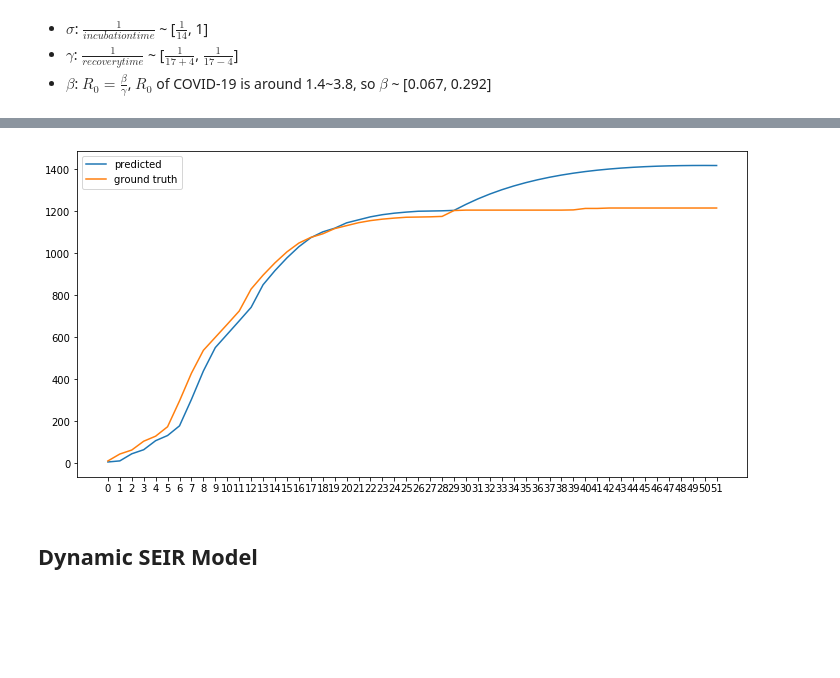
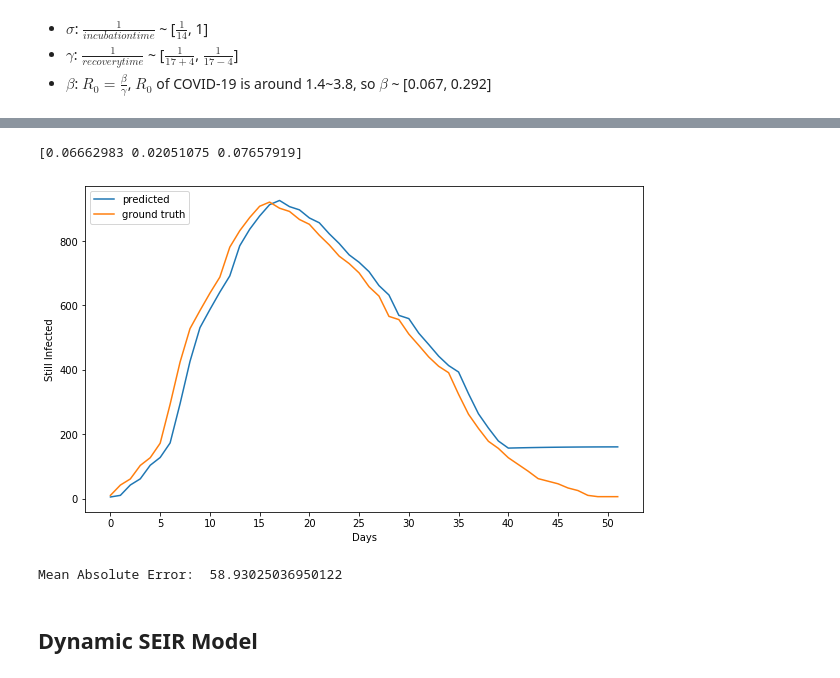
Before and after one commit to Eddie-yz/Coronavirus-modelling, a Jupyter notebook: run_model.ipynb, the cells around one changed output, grey strips where cells are left out. Saved outputs shown, nothing was run; the diff lists cells and outputs as text; code cells hidden in the pictures; blank space fills up the shorter version.

```diff
--- a/run_model.ipynb
+++ b/run_model.ipynb
@@ -117,3 +24,7 @@ def predict_and_plot(X, y, date, start_predict, params):
 # %%
-province_population = 57000000
+province_population = 54000000
 X, y = dataPrepare(province_population, con, rec, 4)
+
+X_train = X[:40,:]
+y_train = y[:40,:]
+d_train = d[:40]
@@ -127,32 +34,3 @@ d_train = d[:40]
 - $\sigma$: $\frac{1}{incubation time}$ ~ [$\frac{1}{14}$, 1]
 - $\gamma$: $\frac{1}{recovery time}$ ~ [$\frac{1}{17+4}$, $\frac{1}{17-4}$]
 - $\beta$: $R_0 = \frac{\beta}{\gamma}$, $R_0$ of COVID-19 is around 1.4~3.8, so $\beta$ ~ [0.067, 0.292]
-# %%
-class SSEIR(nn.Module):
-    def __init__(self, beta_range, sigma_range, gamma_range):
-        super(SSEIR, self).__init__()
-        self.betaL = beta_range[0]
-        self.betaH = beta_range[1]
-        self.sigmaL = sigma_range[0]
-        self.sigmaH = sigma_range[1]
-        self.gammaL = gamma_range[0]
-        self.gammaH = gamma_range[1]
-        self.params = torch.tensor([0.17, 0.2, 0.07], dtype=torch.float, requires_grad=True)
-
-    def forward(self, X):
-        S_0 = X[0]
-        E_0 = X[1]
-        I_0 = X[2]
-        R_0 = X[3]
-        S_1 = X[4]
-        E_1 = X[5]
-        I_1 = X[6]
-        R_1 = X[7]
-        N = S_0 + E_0 + I_0 + R_0
-        preE_1 = (1 - self.params[1])*E_0 + self.params[0]*I_0*S_0/N
-
-        preS = (1 - self.params[0]*I_1/N) * S_1
-        preE = (1 - self.params[1])*E_1 + self.params[0]*I_1*S_1/N
-        preI = (1 - self.params[2])*I_1 + self.params[1]*preE_1
-        preR = R_1 + self.params[2]*I_1
-        return (preS, preE, preI, preR)
@@ -218,7 +70,11 @@ _ = check_and_plot(X_train, y_train, d_train, sseir.params.detach().numpy())
 # %%
-_ = predict_and_plot(X, y, d, 30, sseir.params.detach().numpy())
+print (sseir.params.detach().numpy())
+s_pre, mape = predict_and_plot(X, y, d, 40, sseir.params.detach().numpy())
+print ("Mean Absolute Error: ", mape)
 # %% [output]
+[0.06662983 0.02051075 0.07657919]
-[figure, old version]
+[figure, new version]
+Mean Absolute Error:  58.93025036950122
 # %% [markdown]
 ## Dynamic SEIR Model
 # %%
```
Also changed, not shown: parts of 18 cells of this notebook.
